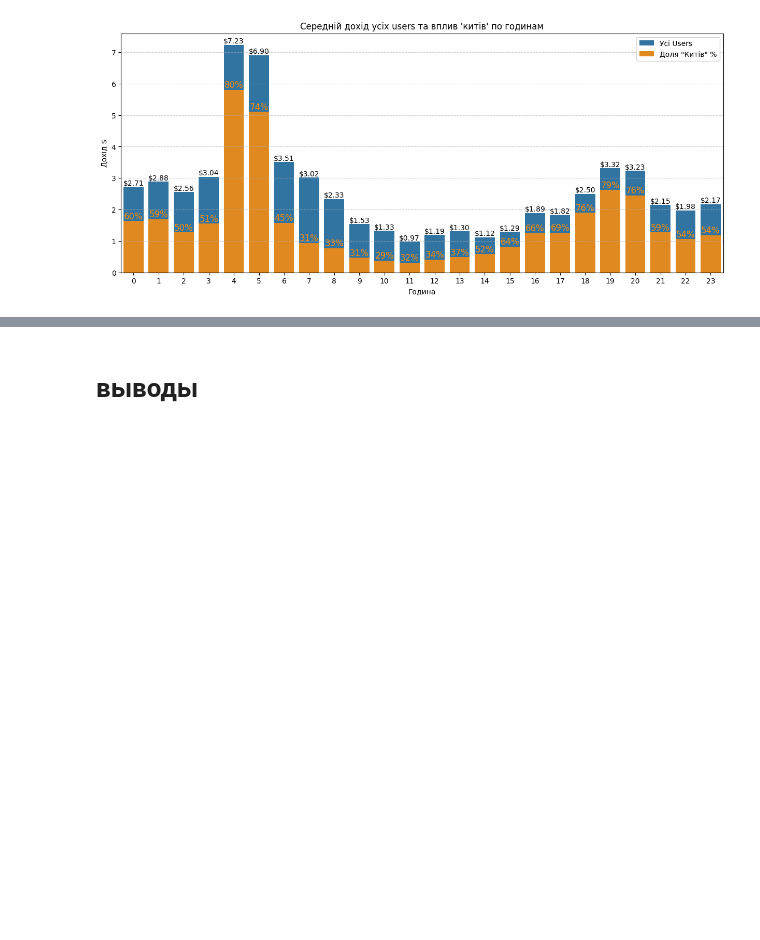
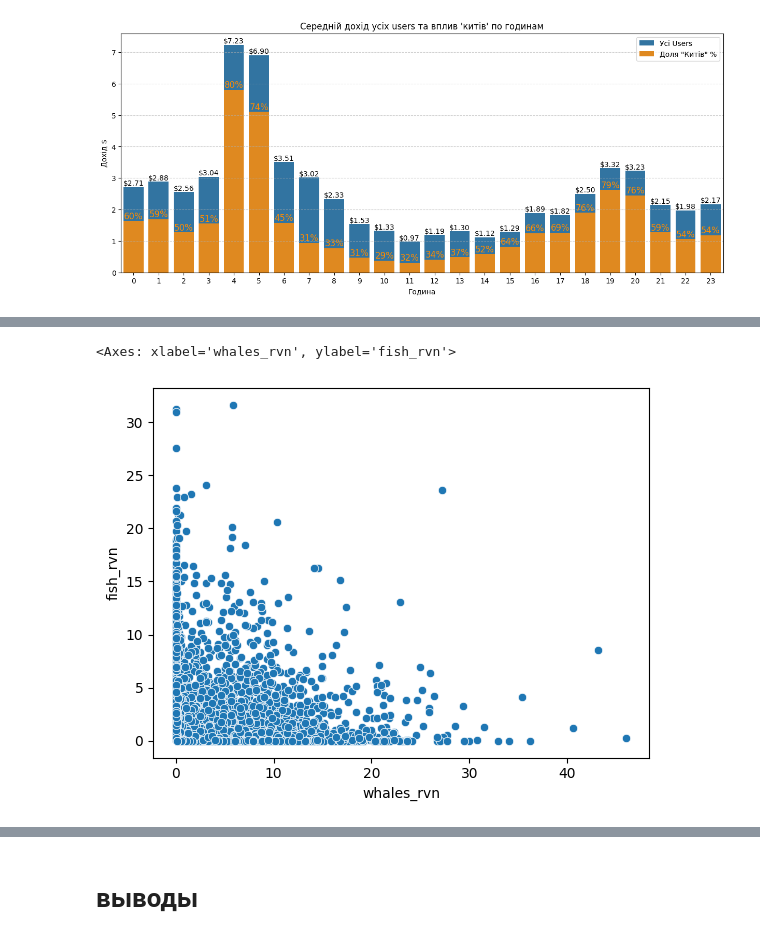
Before and after one commit to Chocopie-DA/db_analysis_sql_sweetylove, a Jupyter notebook: 03_notebooks/EDA.ipynb, the cells around one changed output, grey strips where cells are left out. Cells and saved outputs as stored; diff of their text form; code cells hidden in the pictures; blank space fills up the shorter version.

```diff
--- a/03_notebooks/EDA.ipynb
+++ b/03_notebooks/EDA.ipynb
@@ -1277,0 +1403,14 @@ avg_rvn_by_hour = fig
+# %%
+fish_rvn_by_hour = df[~df['user_key'].isin(whales_id)] \
+                                .groupby('trunc_hour', as_index=False)['total_revenue'].sum() \
+                                .rename(columns={'total_revenue': 'fish_rvn'}) \
+                                .sort_values('trunc_hour')
+# %%
+whales_vs_fish_hour = whales_rvn_by_hour.merge(fish_rvn_by_hour,
+                                       how='outer',
+                                       on='trunc_hour')
+# %%
+whales_vs_fish_hour = whales_vs_fish_hour.fillna(0.00001)
+# %%
+whales_vs_fish_hour['fish_rvn_log'] = np.log(whales_vs_fish_hour['fish_rvn'])
+whales_vs_fish_hour['whales_rvn_log'] = np.log(whales_vs_fish_hour['whales_rvn'])
@@ -1277,0 +1437,7 @@ avg_rvn_by_hour = fig
+# %%
+sns.scatterplot(whales_vs_fish_hour,
+                x='whales_rvn',
+                y='fish_rvn')
+# %% [output]
+<Axes: xlabel='whales_rvn', ylabel='fish_rvn'>
+[figure, added]
```
Also changed, not shown: parts of 52 cells of this notebook.
